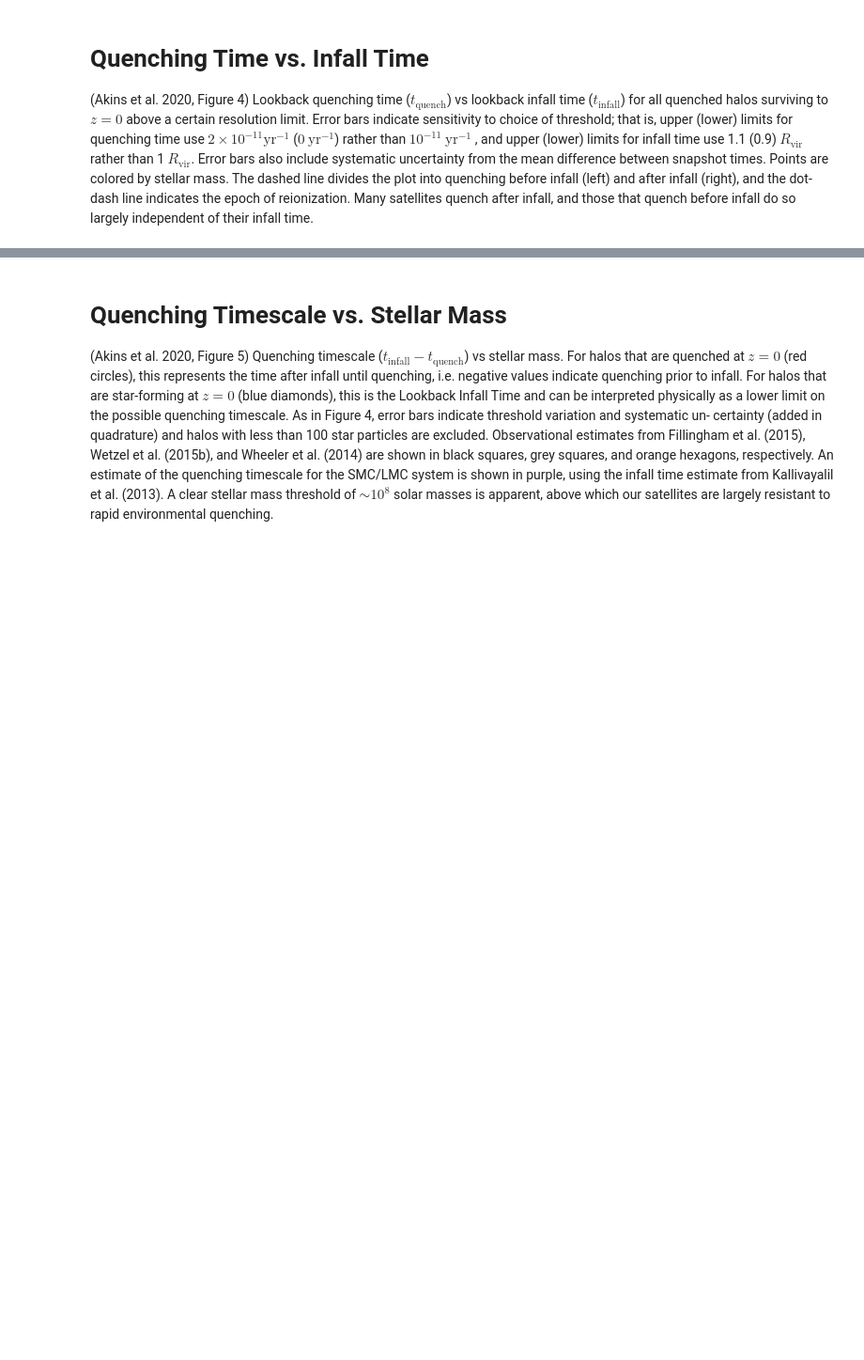
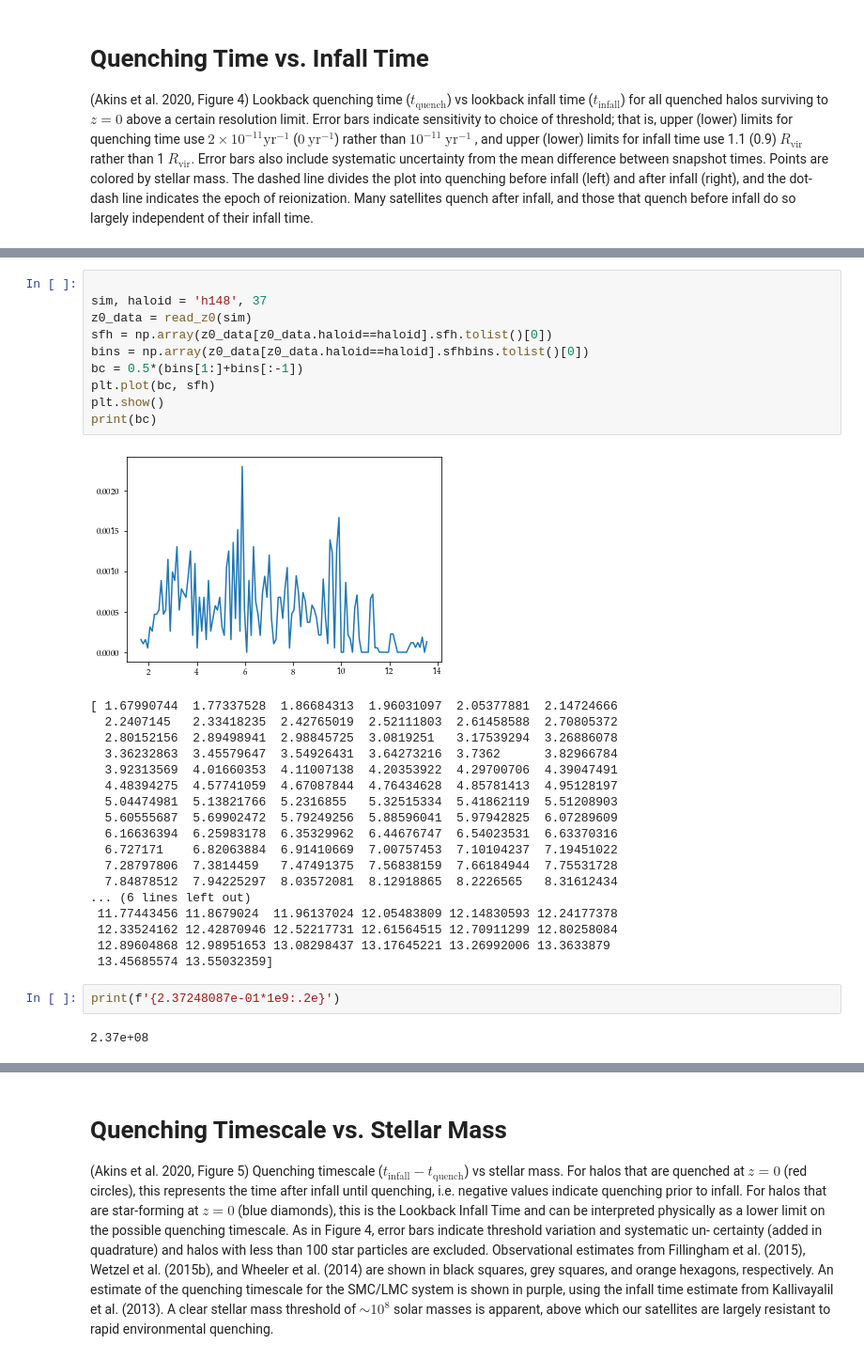
Before and after one commit to hollisakins/Justice_League_Code, a Jupyter notebook: Analysis/QuenchingTimescales/SFR_Quenching_Times.ipynb, the cells around one changed output, grey strips where cells are left out. Shown at 94% size. Drawn from its saved outputs; the diff is of its cells as text; blank space fills up the shorter version.

```diff
--- a/Analysis/QuenchingTimescales/SFR_Quenching_Times.ipynb
+++ b/Analysis/QuenchingTimescales/SFR_Quenching_Times.ipynb
@@ -449,0 +409,33 @@ plt.show()
+# %%
+
+sim, haloid = 'h148', 37
+z0_data = read_z0(sim)
+sfh = np.array(z0_data[z0_data.haloid==haloid].sfh.tolist()[0])
+bins = np.array(z0_data[z0_data.haloid==haloid].sfhbins.tolist()[0])
+bc = 0.5*(bins[1:]+bins[:-1])
+plt.plot(bc, sfh)
+plt.show()
+print(bc)
+# %% [output]
+[figure, added]
+[ 1.67990744  1.77337528  1.86684313  1.96031097  2.05377881  2.14724666
+  2.2407145   2.33418235  2.42765019  2.52111803  2.61458588  2.70805372
+  2.80152156  2.89498941  2.98845725  3.0819251   3.17539294  3.26886078
+  3.36232863  3.45579647  3.54926431  3.64273216  3.7362      3.82966784
+  3.92313569  4.01660353  4.11007138  4.20353922  4.29700706  4.39047491
+  4.48394275  4.57741059  4.67087844  4.76434628  4.85781413  4.95128197
+  5.04474981  5.13821766  5.2316855   5.32515334  5.41862119  5.51208903
+  5.60555687  5.69902472  5.79249256  5.88596041  5.97942825  6.07289609
+  6.16636394  6.25983178  6.35329962  6.44676747  6.54023531  6.63370316
+  6.727171    6.82063884  6.91410669  7.00757453  7.10104237  7.19451022
+  7.28797806  7.3814459   7.47491375  7.56838159  7.66184944  7.75531728
+  7.84878512  7.94225297  8.03572081  8.12918865  8.2226565   8.31612434
+... (6 lines left out)
+ 11.77443456 11.8679024  11.96137024 12.05483809 12.14830593 12.24177378
+ 12.33524162 12.42870946 12.52217731 12.61564515 12.70911299 12.80258084
+ 12.89604868 12.98951653 13.08298437 13.17645221 13.26992006 13.3633879
+ 13.45685574 13.55032359]
+# %%
+print(f'{2.37248087e-01*1e9:.2e}')
+# %% [output]
+2.37e+08
```
Also changed, not shown: parts of 9 cells of this notebook, 18 other files.
